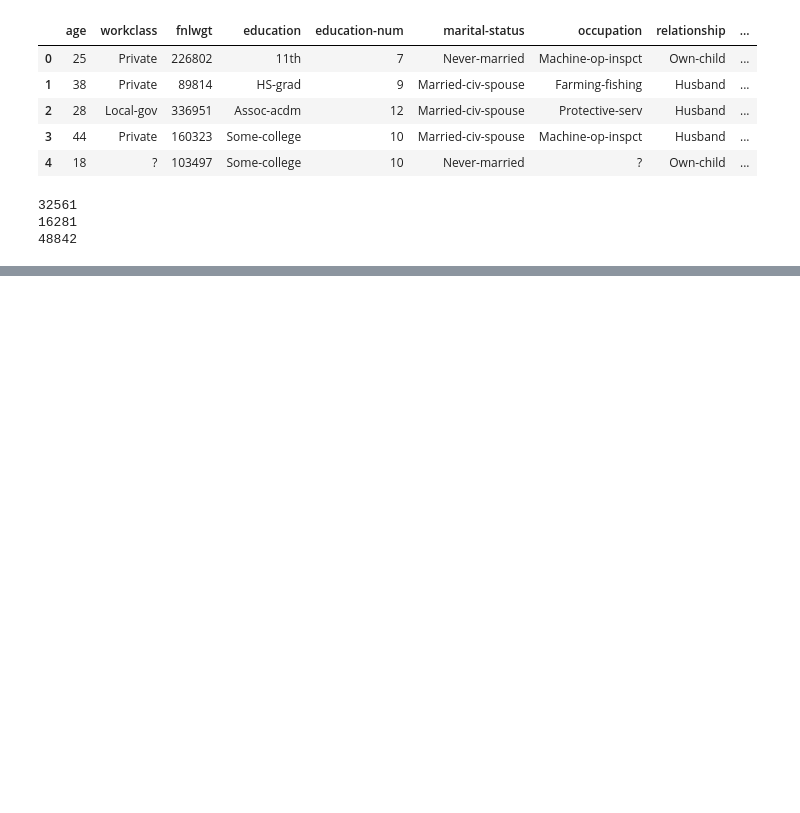
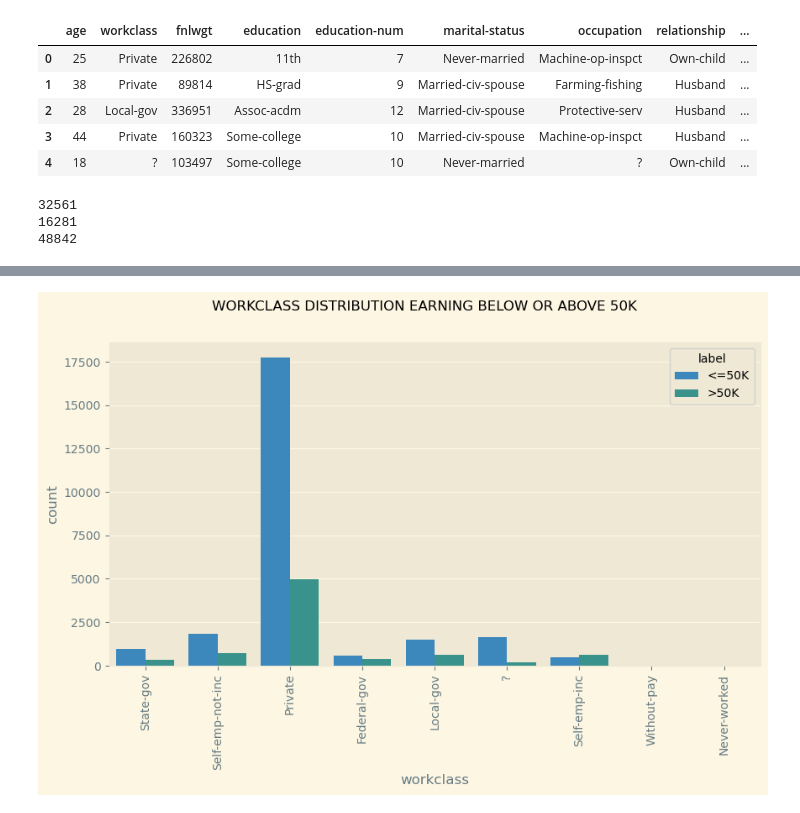
Before and after one commit to Nwankwo-Nnaemeka/ml-project-tensor-deployment, a Jupyter notebook: dataEDA.ipynb, the cells around one changed output, grey strips where cells are left out. Drawn from its saved outputs; the diff is of its cells as text; code cells hidden in the pictures; blank space fills up the shorter version.

```diff
--- a/dataEDA.ipynb
+++ b/dataEDA.ipynb
@@ -72,0 +261,23 @@ print(len(income_df) + len(test_income_df))
+# %%
+def plot(df, column_name):
+    """
+    Plots a bar chart for a categorical column.
+
+    Args:
+        df (pd.DataFrame): DataFrame containing the data.
+        column_name (str): Name of the categorical column.
+
+    Returns:
+        None (Displays the plot)
+    """
+    # plot bar chart
+    plt.figure(figsize=(10,5))
+    sns.countplot(x=column_name, hue='label', data= df)
+    plt.xticks(rotation=90)
+    plt.suptitle(f'{column_name.upper()} DISTRIBUTION EARNING BELOW OR ABOVE 50K')
+    plt.show()
+# %%
+
+plot(income_df, 'workclass')
+# %% [output]
+[figure, added]
```
Also changed, not shown: parts of 21 cells of this notebook, 6 other files.
